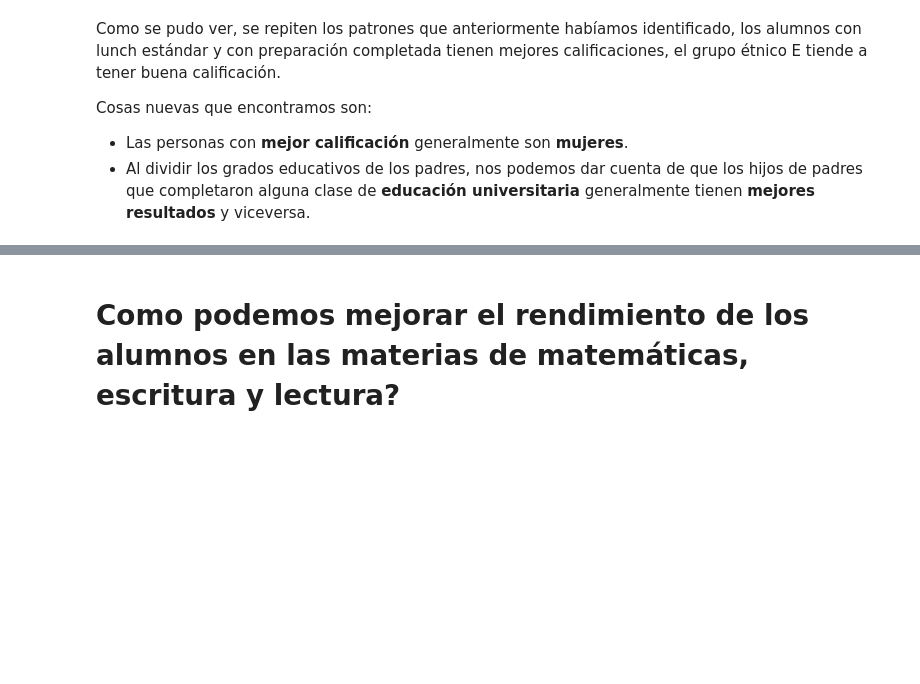
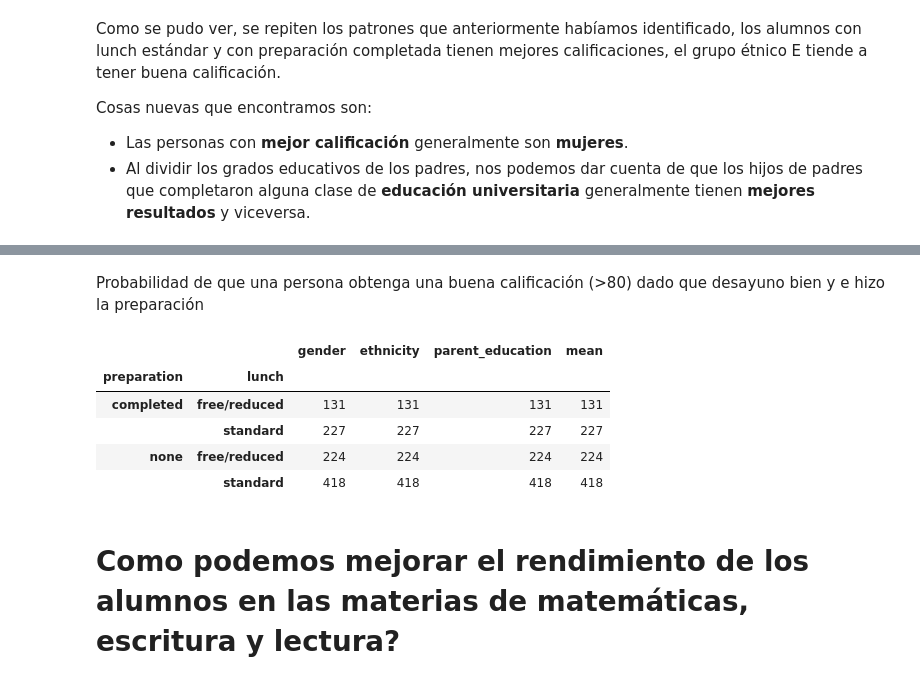
Before and after one commit to MarioChvx/ciencia_de_datos_PAMBAZO, a Jupyter notebook: proyectos/unidad1/proyecto_eda/EDA_Students_performance.ipynb, the cells around one changed output, grey strips where cells are left out. Saved outputs shown, nothing was run; the diff lists cells and outputs as text; code cells hidden in the pictures; blank space fills up the shorter version.

```diff
--- a/proyectos/unidad1/proyecto_eda/EDA_Students_performance.ipynb
+++ b/proyectos/unidad1/proyecto_eda/EDA_Students_performance.ipynb
@@ -490,3 +536,14 @@ Cosas nuevas que encontramos son:
+# %% [markdown]
+Probabilidad de que una persona obtenga una buena calificación (>80) dado que desayuno bien y e hizo la preparación
+# %%
+df_mean.groupby(['preparation', 'lunch']).count()
+# %% [output]
+|  |  | gender | ethnicity | parent_education | mean |
+| preparation | lunch |  |  |  |  |
+| completed | free/reduced | 131 | 131 | 131 | 131 |
+|  | standard | 227 | 227 | 227 | 227 |
+| none | free/reduced | 224 | 224 | 224 | 224 |
+|  | standard | 418 | 418 | 418 | 418 |
 # %% [markdown]
 # Como podemos mejorar el rendimiento de los alumnos en las materias de matemáticas, escritura y lectura?
 # %% [markdown]
```
Also changed, not shown: parts of 3 cells of this notebook.
